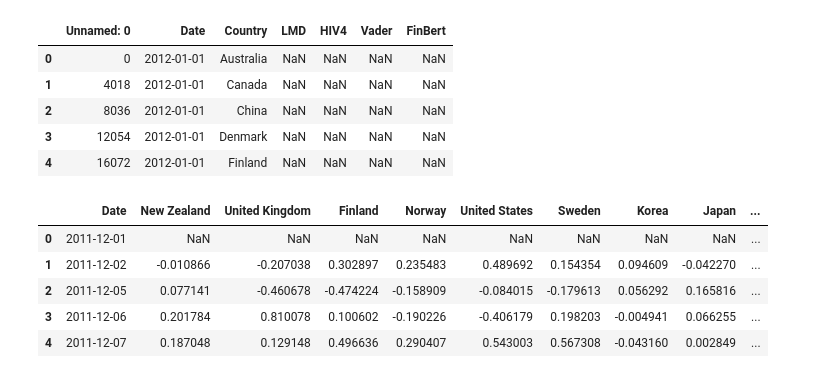
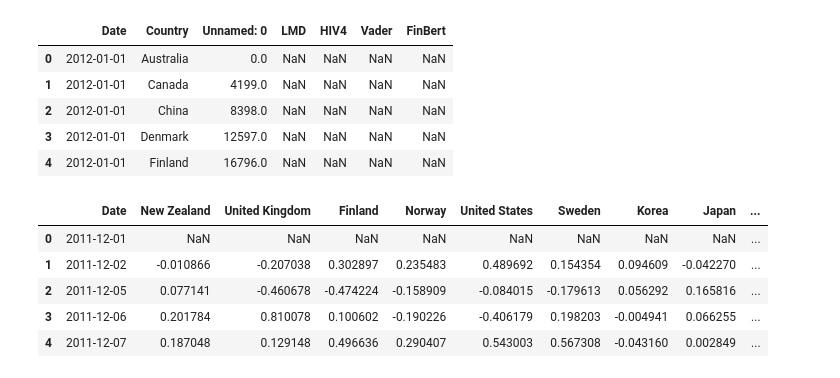
Before and after one commit to whshw/ContextualSentimentInvestmentTool, a Jupyter notebook: PortfolioConstruction/PortfolioConstruction.ipynb, the cells around one changed output. Saved outputs shown, nothing was run; the diff lists cells and outputs as text; code cells hidden in the pictures.

```diff
--- a/PortfolioConstruction/PortfolioConstruction.ipynb
+++ b/PortfolioConstruction/PortfolioConstruction.ipynb
@@ -8,28 +8,34 @@ import numpy as np
 from   datetime import datetime, timedelta
 from   pandas.tseries.offsets import *
 # %%
-# To do:    在PortfolioConstruction之前处理情感分析原始数据
-#           将所有国家在不同网站爬取的文章的分数放到一起计算平均值
 # 导入情感数据
-df_sentiment = pd.read_csv('../Data/Merged Sentiment Reuters.csv')
+df_Reuters_sentiment = pd.read_csv('../Data/Merged Sentiment Reuters.csv')
+# df_MW_sentiment = pd.read_csv('../Data/Merged Sentiment MW.csv')
+
+# 拼接两个网站的情感分数
+# df_sentiment = [df_MW_sentiment, df_Reuters_sentiment]
+# df_sentiment = [df_MW_sentiment]
+df_sentiment = [df_Reuters_sentiment]
+df_sentiment = pd.concat(df_sentiment)
+df_sentiment = df_sentiment.groupby(['Date', 'Country']).mean(numeric_only=True).reset_index()
 
 # 修改列名
 df_sentiment = df_sentiment.rename(columns={
     'LMD_Polarity': 'LMD',
     'HIV4_Polarity': 'HIV4',
     'Vader_Polarity': 'Vader',
     'FinBert_Polarity': 'FinBert'
 })
 
 # 展示数据
 df_sentiment.head()
 # %% [output]
-|  | Unnamed: 0 | Date | Country | LMD | HIV4 | Vader | FinBert |
-| 0 | 0 | 2012-01-01 | Australia | NaN | NaN | NaN | NaN |
-| 1 | 4018 | 2012-01-01 | Canada | NaN | NaN | NaN | NaN |
-| 2 | 8036 | 2012-01-01 | China | NaN | NaN | NaN | NaN |
-| 3 | 12054 | 2012-01-01 | Denmark | NaN | NaN | NaN | NaN |
-| 4 | 16072 | 2012-01-01 | Finland | NaN | NaN | NaN | NaN |
+|  | Date | Country | Unnamed: 0 | LMD | HIV4 | Vader | FinBert |
+| 0 | 2012-01-01 | Australia | 0.0 | NaN | NaN | NaN | NaN |
+| 1 | 2012-01-01 | Canada | 4199.0 | NaN | NaN | NaN | NaN |
+| 2 | 2012-01-01 | China | 8398.0 | NaN | NaN | NaN | NaN |
+| 3 | 2012-01-01 | Denmark | 12597.0 | NaN | NaN | NaN | NaN |
+| 4 | 2012-01-01 | Finland | 16796.0 | NaN | NaN | NaN | NaN |
 # %%
 # 导入收益率数据
 df_return = pd.read_csv('../Data/daily_return.csv')
```
Also changed, not shown: parts of 17 cells of this notebook, 1 other file.
